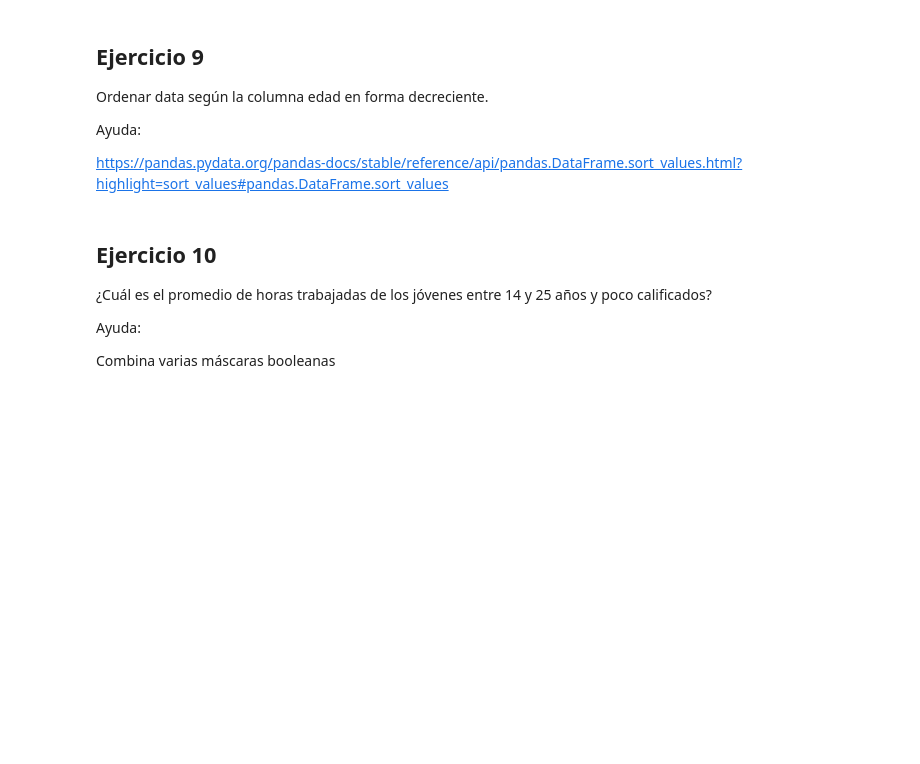
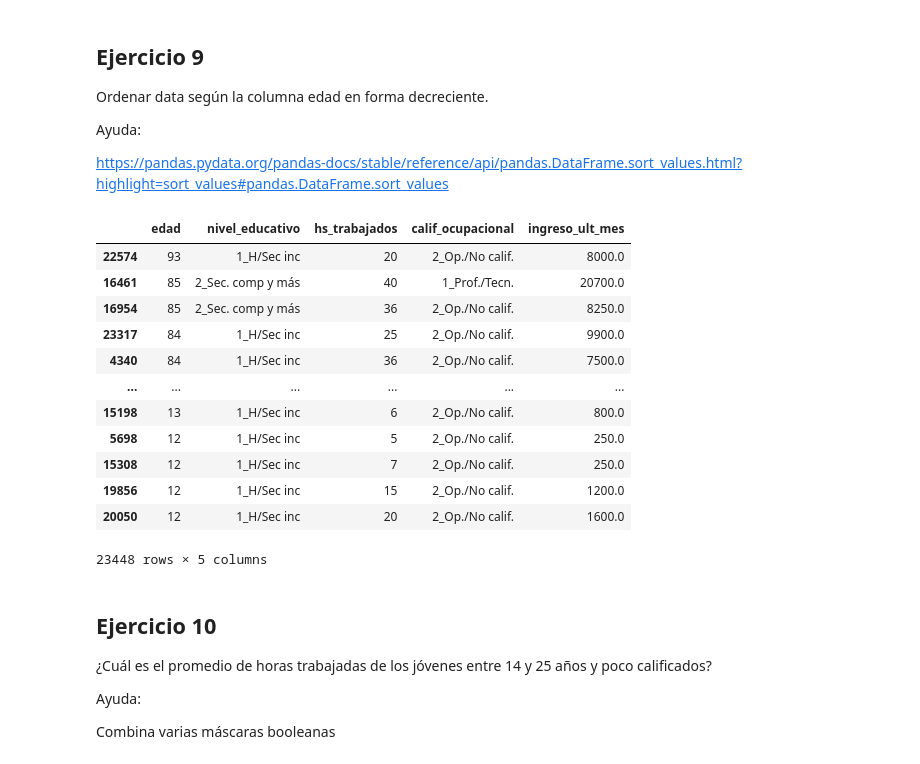
Before and after one commit to panicoro/FS-course-data-ai, a Jupyter notebook: 0_1_1_Pandas_Práctica.ipynb, the cells around one changed output. Drawn from its saved outputs; the diff is of its cells as text; code cells hidden in the pictures; blank space fills up the shorter version.

```diff
--- a/0_1_1_Pandas_Práctica.ipynb
+++ b/0_1_1_Pandas_Práctica.ipynb
@@ -134,6 +290,22 @@ Ordenar data según la columna edad en forma decreciente.
 Ayuda:
 
 https://pandas.pydata.org/pandas-docs/stable/reference/api/pandas.DataFrame.sort_values.html?highlight=sort_values#pandas.DataFrame.sort_values
+# %%
+data.sort_values(by=['edad'], ascending=False)
+# %% [output]
+|  | edad | nivel_educativo | hs_trabajados | calif_ocupacional | ingreso_ult_mes |
+| 22574 | 93 | 1_H/Sec inc | 20 | 2_Op./No calif. | 8000.0 |
+| 16461 | 85 | 2_Sec. comp y más | 40 | 1_Prof./Tecn. | 20700.0 |
+| 16954 | 85 | 2_Sec. comp y más | 36 | 2_Op./No calif. | 8250.0 |
+| 23317 | 84 | 1_H/Sec inc | 25 | 2_Op./No calif. | 9900.0 |
+| 4340 | 84 | 1_H/Sec inc | 36 | 2_Op./No calif. | 7500.0 |
+| ... | ... | ... | ... | ... | ... |
+| 15198 | 13 | 1_H/Sec inc | 6 | 2_Op./No calif. | 800.0 |
+| 5698 | 12 | 1_H/Sec inc | 5 | 2_Op./No calif. | 250.0 |
+| 15308 | 12 | 1_H/Sec inc | 7 | 2_Op./No calif. | 250.0 |
+| 19856 | 12 | 1_H/Sec inc | 15 | 2_Op./No calif. | 1200.0 |
+| 20050 | 12 | 1_H/Sec inc | 20 | 2_Op./No calif. | 1600.0 |
+23448 rows × 5 columns
 # %% [markdown]
 ## Ejercicio 10
 
```
Also changed, not shown: parts of 23 cells of this notebook.
